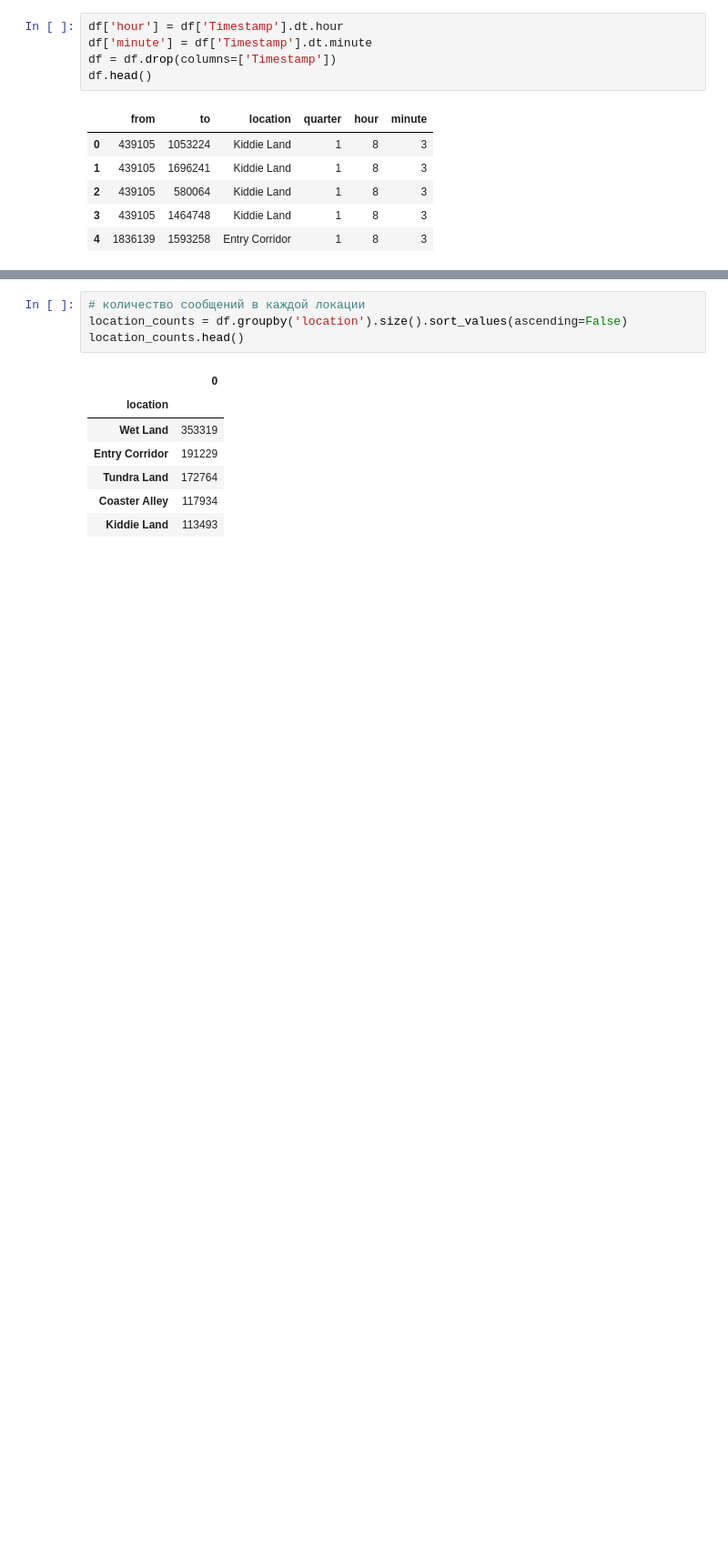
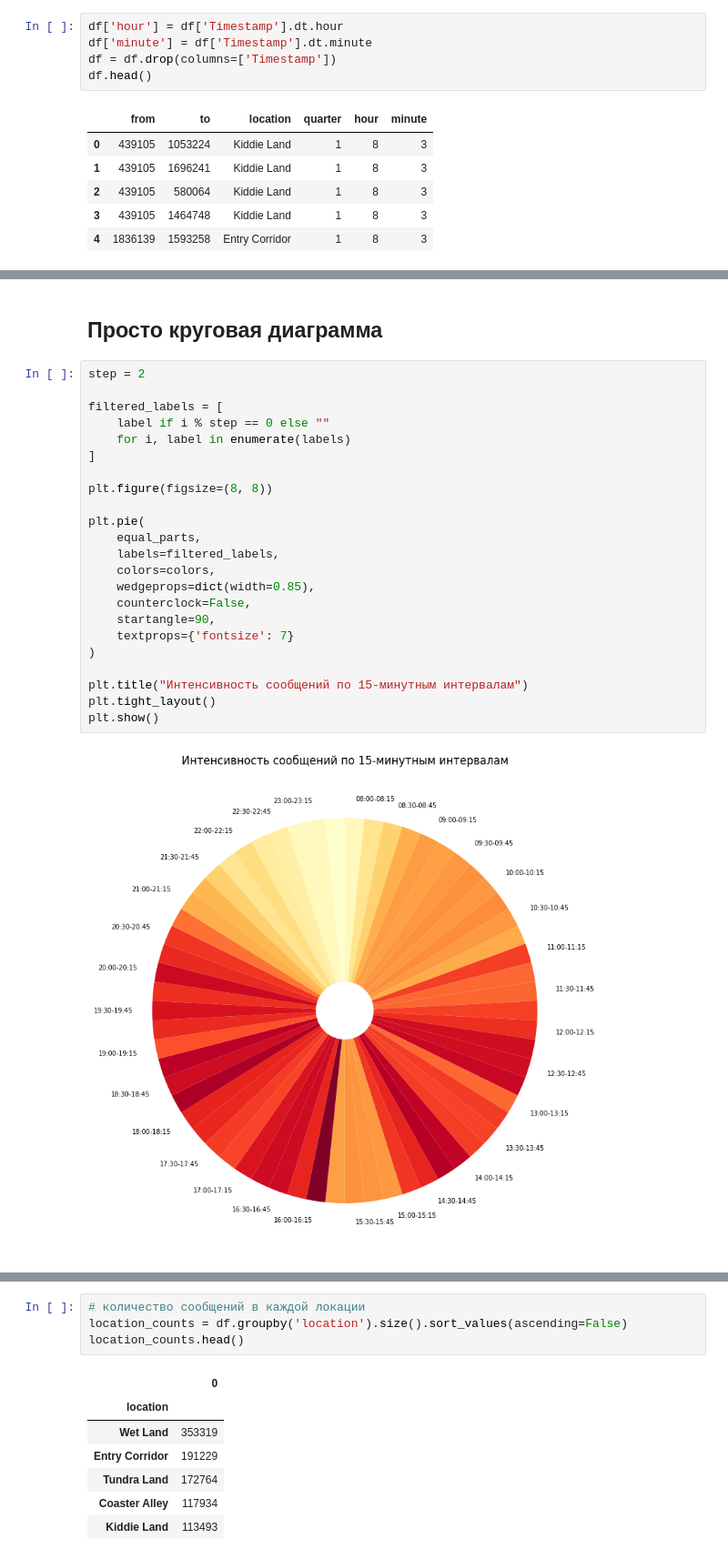
Before and after one commit to ekttd/VAST-Challenge, a Jupyter notebook: VAST_Challenge.ipynb, the cells around one changed output, grey strips where cells are left out. Shown at 91% size. Drawn from its saved outputs; the diff is of its cells as text; blank space fills up the shorter version.

```diff
--- a/VAST_Challenge.ipynb
+++ b/VAST_Challenge.ipynb
@@ -113,0 +137,27 @@ plt.show()
+# %% [markdown]
+## Просто круговая диаграмма
+# %%
+step = 2
+
+filtered_labels = [
+    label if i % step == 0 else ""
+    for i, label in enumerate(labels)
+]
+
+plt.figure(figsize=(8, 8))
+
+plt.pie(
+    equal_parts,
+    labels=filtered_labels,
+    colors=colors,
+    wedgeprops=dict(width=0.85),
+    counterclock=False,
+    startangle=90,
+    textprops={'fontsize': 7}
+)
+
+plt.title("Интенсивность сообщений по 15-минутным интервалам")
+plt.tight_layout()
+plt.show()
+# %% [output]
+[figure, added]
```
Also changed, not shown: parts of 7 cells of this notebook.
